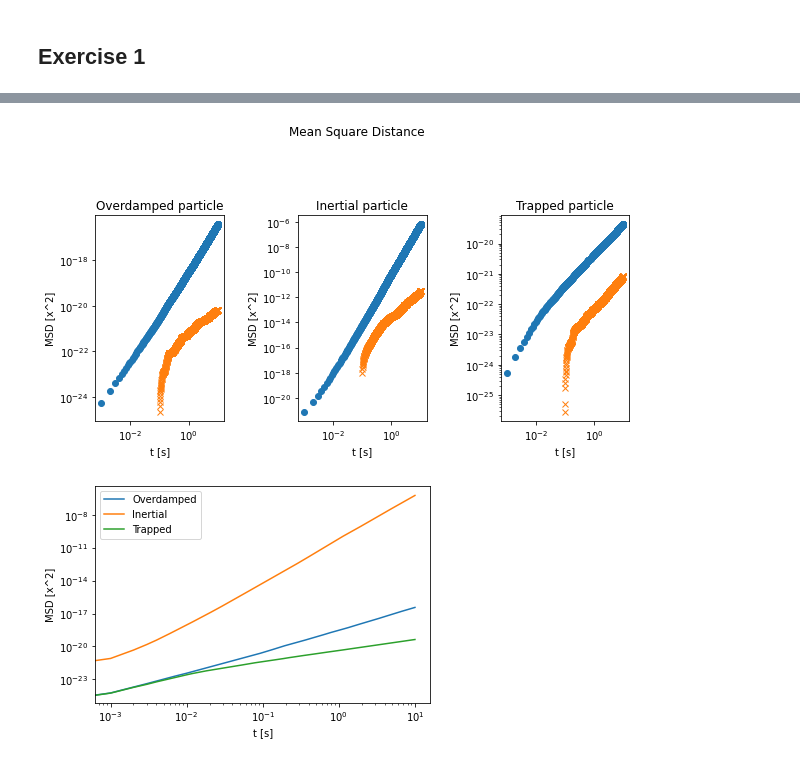
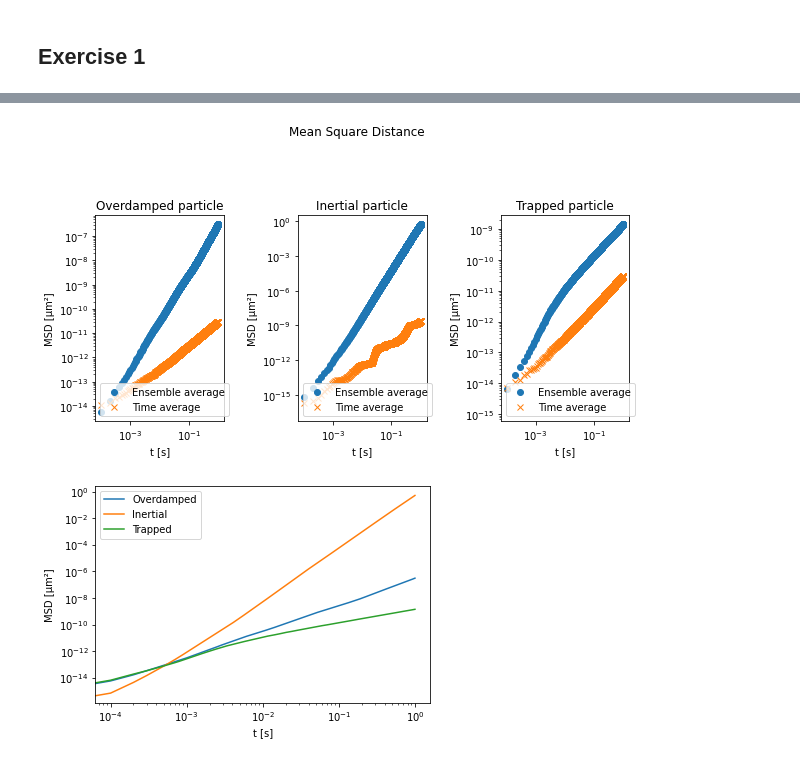
Before and after one commit to gasparyanartur/simulation-of-complex-systems-solutions, a Jupyter notebook: chapter-6/chapter-6.ipynb, the cells around one changed output, grey strips where cells are left out. Cells and saved outputs as stored; diff of their text form; code cells hidden in the pictures.

```diff
--- a/chapter-6/chapter-6.ipynb
+++ b/chapter-6/chapter-6.ipynb
@@ -11 +66,18 @@ from scipy import constants
+# %%
+def calculate_trajectories_trapped(n_simulations, n_steps, time_step):
+    trajectories = np.zeros((n_simulations, n_steps, 2))
+    fluctations = rng.normal(size=(n_simulations, n_steps, 2))/math.sqrt(2)   # Random 2D steps normalized to 1
+
+    factor_1 = 1 - k_stiff/gamma*time_step
+    factor_2 = math.sqrt(2*k_boltz*temperature*time_step/gamma)
+
+    scaled_fluctuations = fluctations * factor_2
+
+    for i in range(1, n_steps):
+        trajectories[:, i, :] = factor_1 * trajectories[:, i-1, :] + scaled_fluctuations[:, i, :]
+
+    return trajectories
+
+x_trapped = calculate_trajectories_trapped(n_simulations, n_steps, time_step)
+x_trapped_long = calculate_trajectories_trapped(1, n_steps*time_res, time_step/time_res).reshape(-1, 2)
 # %%
@@ -82,48 +98,54 @@ for x, ax, title in zip(x_all, axes, titles):
 # %%
-def get_metrics_from_x(x, n_steps):
+def get_metrics_from_x(x, x_long, n_steps, time_step, time_res):
     sqr_dist = np.linalg.norm(x, axis=2)**2  # x0 is always (0, 0)
     msd = np.cumsum(sqr_dist, axis=1)
-    emsd = np.mean(msd, axis=0) / (n_steps*time_step)
+    #msd = sqr_dist
+    emsd = np.mean(msd, axis=0)
 
     # https://physics.stackexchange.com/a/438200
     # OBSERVE: DOES NOT WORK
-    n = 100
-    trail = x[1, :, :]
-    sqr_dist_t = np.linalg.norm(trail[n:]-trail[:-n], axis=1)**2
-    tmsd = np.cumsum(sqr_dist_t) / (n_steps*(n+1)*time_step)
+    tmsd = np.zeros(n_steps)
+    for i in range(n_steps):
+        x_interval = x_long[(i)*time_res:(i+1)*time_res]
+        x_curr = x_long[i*time_res]
+        sqr_dist_t = np.linalg.norm(x_interval-x_curr, axis=1)**2
+
+        tmsd[i] = tmsd[i-1] + np.mean(sqr_dist_t)
+        #tmsd[i] = np.mean(sqr_dist_t)
 
     return {"sqr_dist": sqr_dist, "msd": msd, "emsd": emsd, "tmsd": tmsd}
 
-metrics_overdamped = get_metrics_from_x(x_overdamped, n_steps)
-metrics_inertial = get_metrics_from_x(x_inertial, n_steps)
-metrics_trapped = get_metrics_from_x(x_trapped, n_steps)
+metrics_overdamped = get_metrics_from_x(x_overdamped, x_overdamped_long, n_steps, time_step, time_res)
+metrics_inertial = get_metrics_from_x(x_inertial, x_inertial_long, n_steps, time_step, time_res)
+metrics_trapped = get_metrics_from_x(x_trapped, x_trapped_long, n_steps, time_step, time_res)
 metrics_all = [metrics_overdamped, metrics_inertial, metrics_trapped]
 titles = ["Overdamped particle", "Inertial particle", "Trapped particle"]
 
 fig, axes = plt.subplots(1, 3, figsize=(9, 5))
 fig.suptitle("Mean Square Distance")
 fig.tight_layout(pad=4)
 
 t = np.arange(n_steps)*time_step
 for metric, ax, title in zip(metrics_all, axes, titles):
     ax.plot(t, metric["emsd"], 'o')
-    ax.plot(t[100:], metric["tmsd"], 'x')  # TODO: FIX THIS
+    ax.plot(t, metric["tmsd"], 'x')  # TODO: FIX THIS
     ax.set_title(title)
     ax.set_yscale('log')
     ax.set_xscale('log')
     ax.set_xlabel("t [s]")
-    ax.set_ylabel("MSD [x^2]")
+    ax.set_ylabel("MSD [µm²]")
+    ax.legend(["Ensemble average", "Time average"])
 
 
 fig = plt.figure()
 plt.plot(t, metrics_overdamped["emsd"])
 plt.plot(t, metrics_inertial["emsd"])
 plt.plot(t, metrics_trapped["emsd"])
 plt.yscale('log')
 plt.xscale('log')
 plt.xlabel('t [s]')
-plt.ylabel('MSD [x^2]')
+plt.ylabel('MSD [µm²]')
 plt.legend(["Overdamped", "Inertial", "Trapped"]);
 # %% [output]
-[figure, old version]
+[figure, new version]
-[figure, old version]
+[figure, new version]
```
Also changed, not shown: parts of 5 cells of this notebook.
